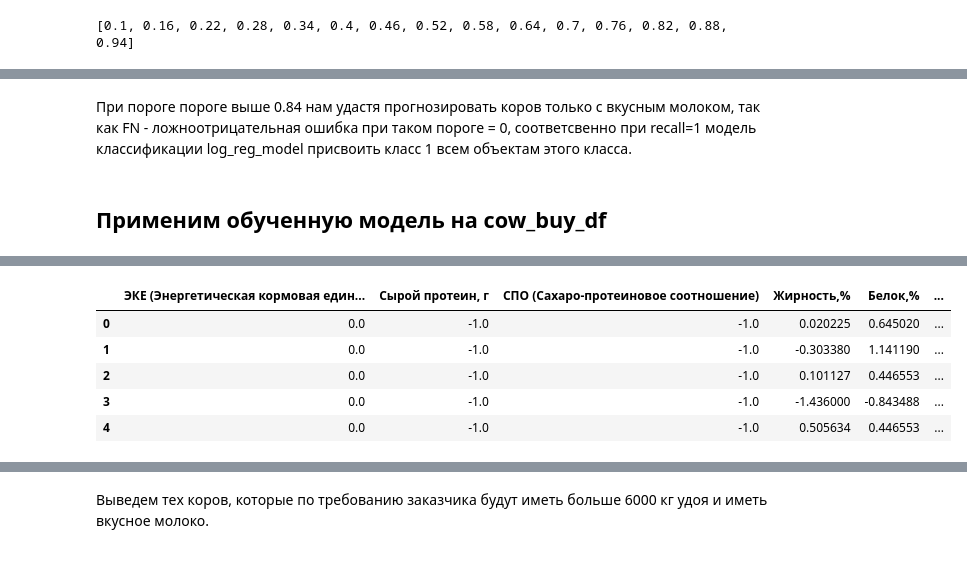
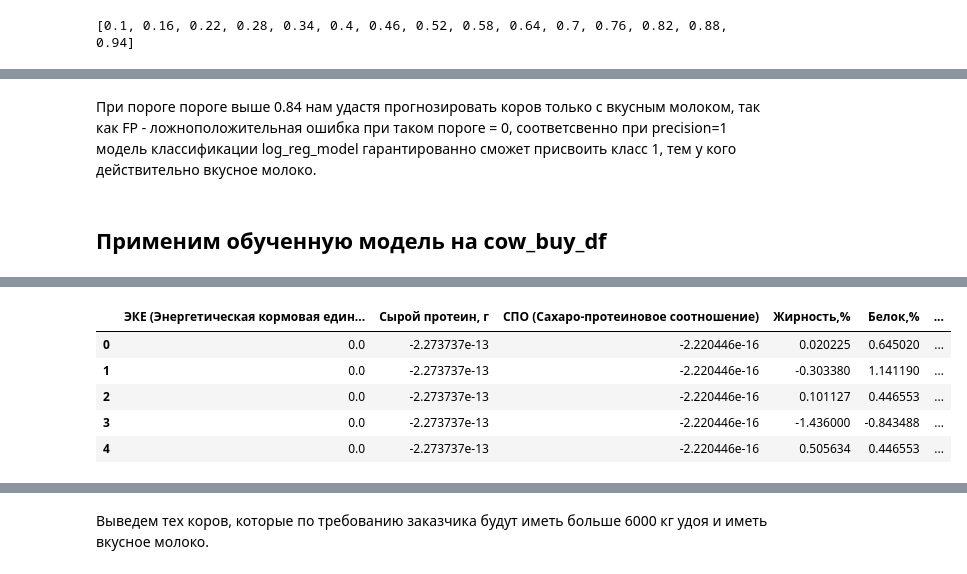
Before and after one commit to ivangolt/yandex_practicum-ds, a Jupyter notebook: 08.Ferma_project/09.Ferma_project.ipynb, the cells around one changed output, grey strips where cells are left out. Saved outputs shown, nothing was run; the diff lists cells and outputs as text; code cells hidden in the pictures.

Commit message:
08.Ferma_project. fix some features

```diff
--- a/08.Ferma_project/09.Ferma_project.ipynb
+++ b/08.Ferma_project/09.Ferma_project.ipynb
@@ -110,12 +110,12 @@ from sklearn.linear_model import LogisticRegression
 from sklearn.metrics import accuracy_score, precision_score, recall_score, confusion_matrix
 # %%
 try:
-    ferma_df = pd.read_csv('/datasets/ferma_main.csv',sep=';')
+    ferma_df = pd.read_csv('/datasets/ferma_main.csv',sep=';',  index_col='id')
 except:
     ferma_df = pd.read_csv('https://code.s3.yandex.net/datasets/ferma_main.csv', sep=';',  index_col='id')
 # %%
 try:
-    ferma_dad_df = pd.read_csv('/datasets/ferma_dad.csv',sep=';')
+    ferma_dad_df = pd.read_csv('/datasets/ferma_dad.csv',sep=';',  index_col='id')
 except:
     ferma_dad_df = pd.read_csv('https://code.s3.yandex.net/datasets/ferma_dad.csv',sep=';',  index_col='id')
 # %%
@@ -386,7 +367,8 @@ ferma_df['Удой, кг'].hist(bins=50)
 # %% [markdown]
 Обработаем столбец "Удой, кг" и отфильтруем значения сверху 0.97 перцентиля
 # %%
-threshold = ferma_df['Удой, кг'].quantile(0.99)
+threshold = 10000
+index_to_delete = ferma_df[ferma_df['Удой, кг'] > 10000].index
 ferma_df = ferma_df[ferma_df['Удой, кг'] <= threshold]
 # %%
 ferma_df['Удой, кг'].hist(bins=50, figsize=(12,6))
@@ -415,6 +397,8 @@ ferma_dad_df.dtypes
 # %% [output]
 Имя Папы    object
 dtype: object
+# %%
+ferma_dad_df = ferma_dad_df.drop(index_to_delete)
 # %%
 ferma_dad_df.shape
 # %% [output]
@@ -1591,7 +1601,7 @@ y_pred_0.82: Recall = 0.13953488372093023
 y_pred_0.88: Recall = 0.023255813953488372
 y_pred_0.94: Recall = 0.0
 # %% [markdown]
-При пороге пороге выше 0.84 нам удастя прогнозировать коров только с вкусным молоком, так как FN - ложноотрицательная ошибка при таком пороге = 0, соответсвенно при recall=1 модель классификации log_reg_model присвоить класс 1 всем объектам этого класса.
+При пороге пороге выше 0.84 нам удастя прогнозировать коров только с вкусным молоком, так как FP - ложноположительная  ошибка при таком пороге = 0, соответсвенно при precision=1 модель классификации log_reg_model  гарантированно  сможет присвоить класс 1, тем у кого действительно вкусное молоко.
 # %% [markdown]
 ## Применим обученную модель на cow_buy_df
 # %%
@@ -1606,28 +1616,28 @@ cow_buy_df_log_reg.head()
 | 4 | 15.26 | 2017.01 | 0.96 | РефлешнСоверинг | Равнинное | Айдиал | ... |
 # %%
 num_col_names_2 = ['ЭКЕ (Энергетическая кормовая единица)', 'Сырой протеин, г',
-                 'СПО (Сахаро-протеиновое соотношение)','Жирность,%','Белок,%']
+                 'СПО (Сахаро-протеиновое соотношение)','Жирность,%','Белок,%', 'Удой, кг']
 
 cat_col_names_2 = ['Порода', 'Тип пастбища', 'порода папы_быка','Возраст', 'Имя Папы']
 
 scaler = StandardScaler()
 cow_buy_df_log_reg_scaled = scaler.fit_transform(cow_buy_df_log_reg[num_col_names_2])
 
 encoder = OneHotEncoder(drop='first', sparse=False)
 cow_buy_df_log_reg_ohe = encoder.fit_transform(cow_buy_df_log_reg[cat_col_names_2])
 
 cow_buy_df_log_reg_scaled = pd.DataFrame(cow_buy_df_log_reg_scaled,columns=num_col_names_2)
 cow_buy_df_log_reg_ohe = pd.DataFrame(cow_buy_df_log_reg_ohe, columns=encoder.get_feature_names(cat_col_names_2))
 
 cow_buy_df_log_reg = pd.concat([cow_buy_df_log_reg_scaled, cow_buy_df_log_reg_ohe], axis=1)
 cow_buy_df_log_reg.head()
 # %% [output]
 |  | ЭКЕ (Энергетическая кормовая един... | Сырой протеин, г | СПО (Сахаро-протеиновое соотношение) | Жирность,% | Белок,% | ... |
-| 0 | 0.0 | -1.0 | -1.0 | 0.020225 | 0.645020 | ... |
-| 1 | 0.0 | -1.0 | -1.0 | -0.303380 | 1.141190 | ... |
-| 2 | 0.0 | -1.0 | -1.0 | 0.101127 | 0.446553 | ... |
-| 3 | 0.0 | -1.0 | -1.0 | -1.436000 | -0.843488 | ... |
-| 4 | 0.0 | -1.0 | -1.0 | 0.505634 | 0.446553 | ... |
+| 0 | 0.0 | -2.273737e-13 | -2.220446e-16 | 0.020225 | 0.645020 | ... |
+| 1 | 0.0 | -2.273737e-13 | -2.220446e-16 | -0.303380 | 1.141190 | ... |
+| 2 | 0.0 | -2.273737e-13 | -2.220446e-16 | 0.101127 | 0.446553 | ... |
+| 3 | 0.0 | -2.273737e-13 | -2.220446e-16 | -1.436000 | -0.843488 | ... |
+| 4 | 0.0 | -2.273737e-13 | -2.220446e-16 | 0.505634 | 0.446553 | ... |
 # %%
 predict_vkus = pd.Series(log_reg_model.predict(cow_buy_df_log_reg))
 predict_vkus
```
Also changed, not shown: parts of 30 cells of this notebook.
